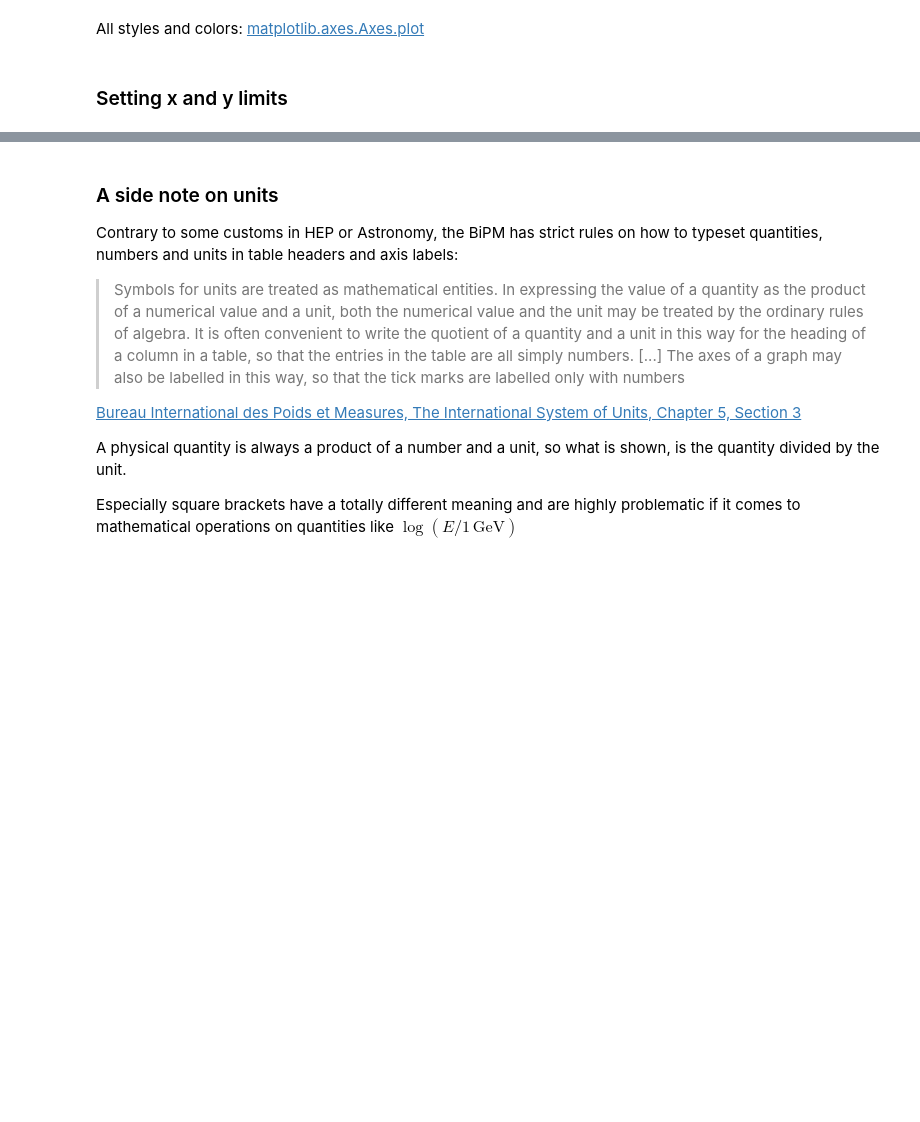
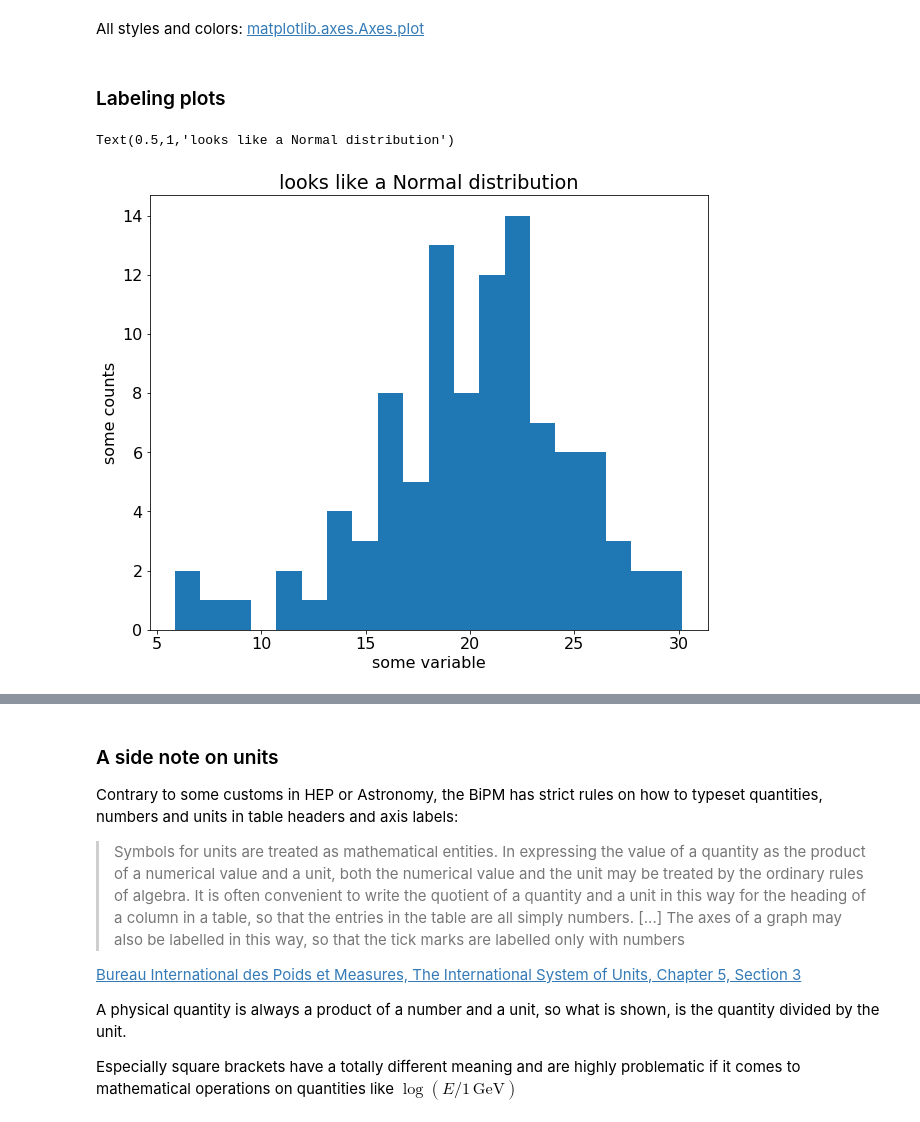
Before and after one commit to ftorradeflot/PythonMasterIFAE, a Jupyter notebook: matplotlib.ipynb, the cells around one changed output, grey strips where cells are left out. Drawn from its saved outputs; the diff is of its cells as text; code cells hidden in the pictures; blank space fills up the shorter version.

Commit message:
add hist

```diff
--- a/matplotlib.ipynb
+++ b/matplotlib.ipynb
@@ -97,5 +97,15 @@ for n in range(9):
 # %% [markdown]
 All styles and colors: [matplotlib.axes.Axes.plot](http://matplotlib.org/api/_as_gen/matplotlib.axes.Axes.plot.html#matplotlib.axes.Axes.plot)
 # %% [markdown]
-<a id=setting_limits></a>
-### Setting x and y limits
+<a id=plot_labels></a>
+### Labeling plots
+# %%
+x = np.random.normal(20, 5, 100)
+#bins = np.linspace(0, 50, 101)
+counts, bins, _ = plt.hist(x, bins=20)
+plt.xlabel('some variable')
+plt.ylabel('some counts')
+plt.title('looks like a Normal distribution')
+# %% [output]
+Text(0.5,1,'looks like a Normal distribution')
+[figure, added]
```
Also changed, not shown: parts of 6 cells of this notebook.
